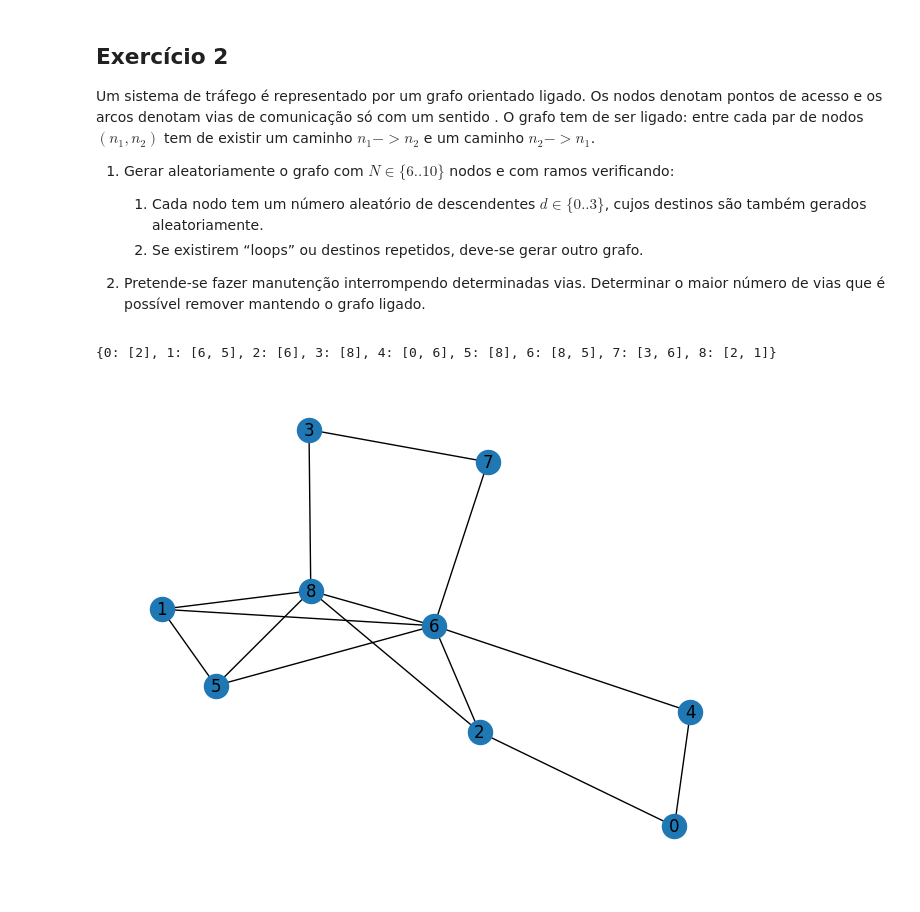
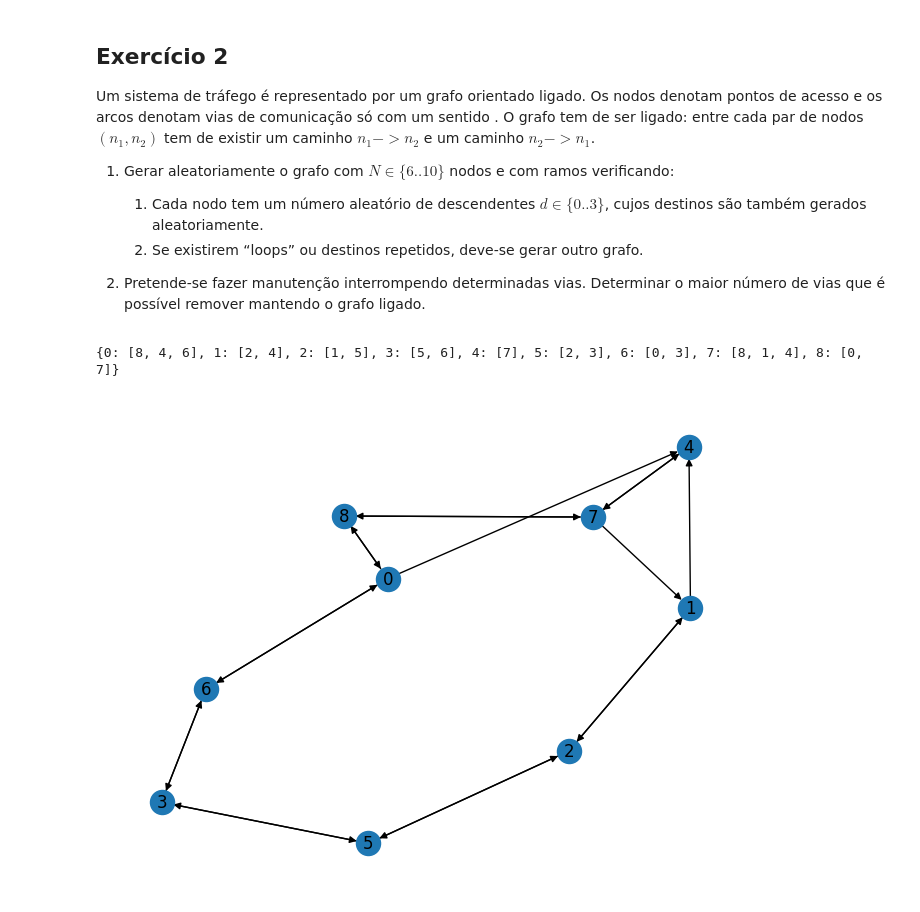
Before and after one commit to Johnny-LCC/LogComp, a Jupyter notebook: TP1_ex2.ipynb, the cells around one changed output. Drawn from its saved outputs; the diff is of its cells as text; code cells hidden in the pictures.

```diff
--- a/TP1_ex2.ipynb
+++ b/TP1_ex2.ipynb
@@ -19,40 +19,44 @@ Um sistema de tráfego  é representado por um grafo orientado ligado. Os nodos
 
 import networkx as nx
 import random
-# %%
-def converte(adj):
-    graph = nx.Graph()
-    for n in adj.keys():
-        graph.add_node(n)
-        for i in adj[n]:
-            graph.add_edge(n, i)
-    return graph
-
-random.seed(None)
-
-def cria_adj(N):
-    adj = {}
-    for n in range(N):
-        adj[n] = []
-
-    for n in range(N):
-        adj[n] = []
-        for i in range(random.randint(0,3)):
-            d = random.randint(0,N-1)
-            if d == n or (d in adj[n]) or (n in adj[d]):
-                #adj[n] = []
-                continue
-            else:
-                adj[n].append(d)
-
-    return adj
-
-N = 9 #6..10
-adj = cria_adj(N)
-print(adj)
-
-G = converte(adj)
-nx.draw(G, with_labels=True)
-# %% [output]
-{0: [2], 1: [6, 5], 2: [6], 3: [8], 4: [0, 6], 5: [8], 6: [8, 5], 7: [3, 6], 8: [2, 1]}
-[figure, removed]
+# %%
+random.seed(None)
+
+def cria_adj(N):
+    adj = {n: [] for n in range(N)}
+    nodes = list(range(N))
+    random.shuffle(nodes)
+
+    for i in range(N - 1):
+        adj[nodes[i]].append(nodes[i + 1])
+        adj[nodes[i + 1]].append(nodes[i])
+
+    for n in range(N):
+        num_arestas = random.randint(0, 1)
+        for _ in range(num_arestas):
+            d = random.randint(0, N - 1)
+            if d != n and d not in adj[n]:
+                adj[n].append(d)
+
+    for n in adj:
+        adj[n] = list(set(adj[n]))
+
+    return adj
+
+N = 9
+adj = cria_adj(N)
+print(adj)
+
+def converte(adj):
+    graph = nx.DiGraph()
+    for n in adj.keys():
+        graph.add_node(n)
+        for i in adj[n]:
+            graph.add_edge(n, i)
+    return graph
+
+G = converte(adj)
+nx.draw(G, with_labels=True)
+# %% [output]
+{0: [8, 4, 6], 1: [2, 4], 2: [1, 5], 3: [5, 6], 4: [7], 5: [2, 3], 6: [0, 3], 7: [8, 1, 4], 8: [0, 7]}
+[figure, added]
```
Also changed, not shown: 1 other file.
